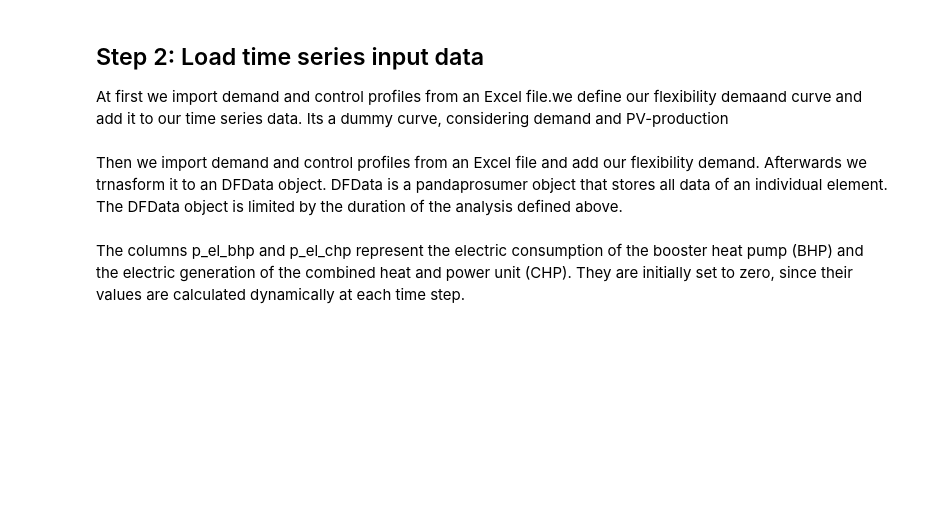
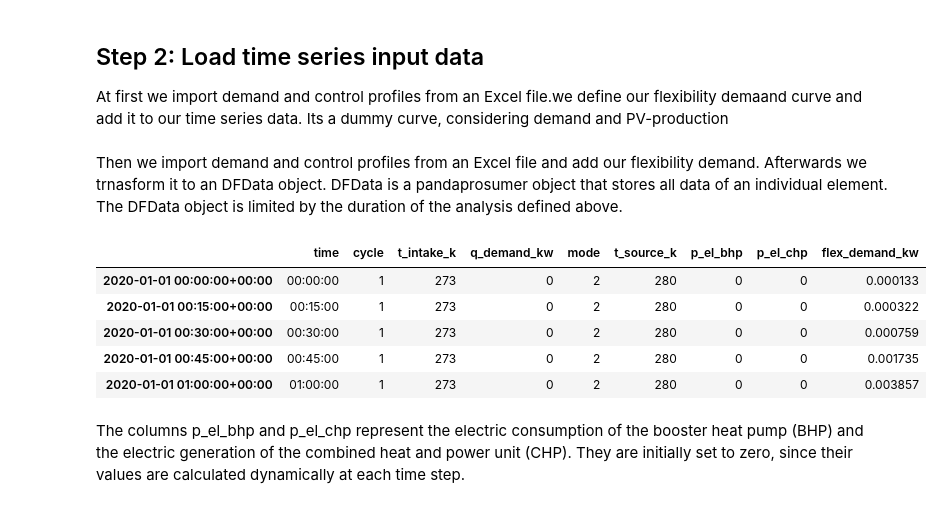
Before and after one commit to e2nIEE/pandaprosumer, a Jupyter notebook: tutorials/providing_flexibility.ipynb, the cells around one changed output. Cells and saved outputs as stored; diff of their text form; code cells hidden in the pictures; blank space fills up the shorter version.

```diff
--- a/tutorials/providing_flexibility.ipynb
+++ b/tutorials/providing_flexibility.ipynb
@@ -59,13 +58,20 @@ Then we import demand and control profiles from an Excel file and add our flexib
 # %%
 time_series_data = pd.read_excel('data/heat_demand_input_chp_bhp.xlsx')
 time_series_data["flex_demand_kw"] = flex
 
 dur = pd.date_range(start=start, end=end, freq=frequency, tz='utc')
 time_series_data.index = dur
 time_series_input_bhp = DFData(time_series_data)
 period = create_period(prosumer, time_resolution, start, end, 'utc', 'default')
 
-time_series_data
+time_series_data.head()
+# %% [output]
+|  | time | cycle | t_intake_k | q_demand_kw | mode | t_source_k | p_el_bhp | p_el_chp | flex_demand_kw |
+| 2020-01-01 00:00:00+00:00 | 00:00:00 | 1 | 273 | 0 | 2 | 280 | 0 | 0 | 0.000133 |
+| 2020-01-01 00:15:00+00:00 | 00:15:00 | 1 | 273 | 0 | 2 | 280 | 0 | 0 | 0.000322 |
+| 2020-01-01 00:30:00+00:00 | 00:30:00 | 1 | 273 | 0 | 2 | 280 | 0 | 0 | 0.000759 |
+| 2020-01-01 00:45:00+00:00 | 00:45:00 | 1 | 273 | 0 | 2 | 280 | 0 | 0 | 0.001735 |
+| 2020-01-01 01:00:00+00:00 | 01:00:00 | 1 | 273 | 0 | 2 | 280 | 0 | 0 | 0.003857 |
 # %% [markdown]
 The columns p_el_bhp and p_el_chp represent the electric consumption of the booster heat pump (BHP) and the electric generation of the combined heat and power unit (CHP). They are initially set to zero, since their values are calculated dynamically at each time step.
 # %% [markdown]
```
Also changed, not shown: parts of 4 cells of this notebook.
